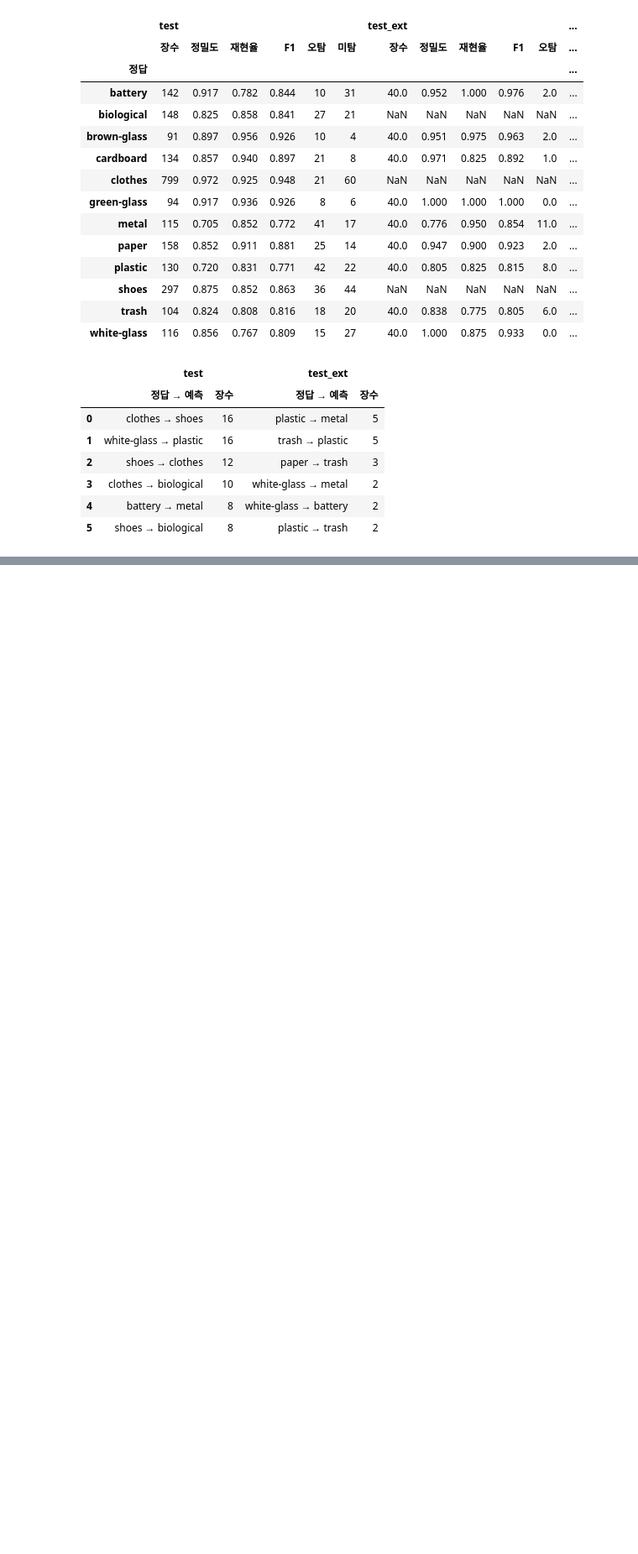
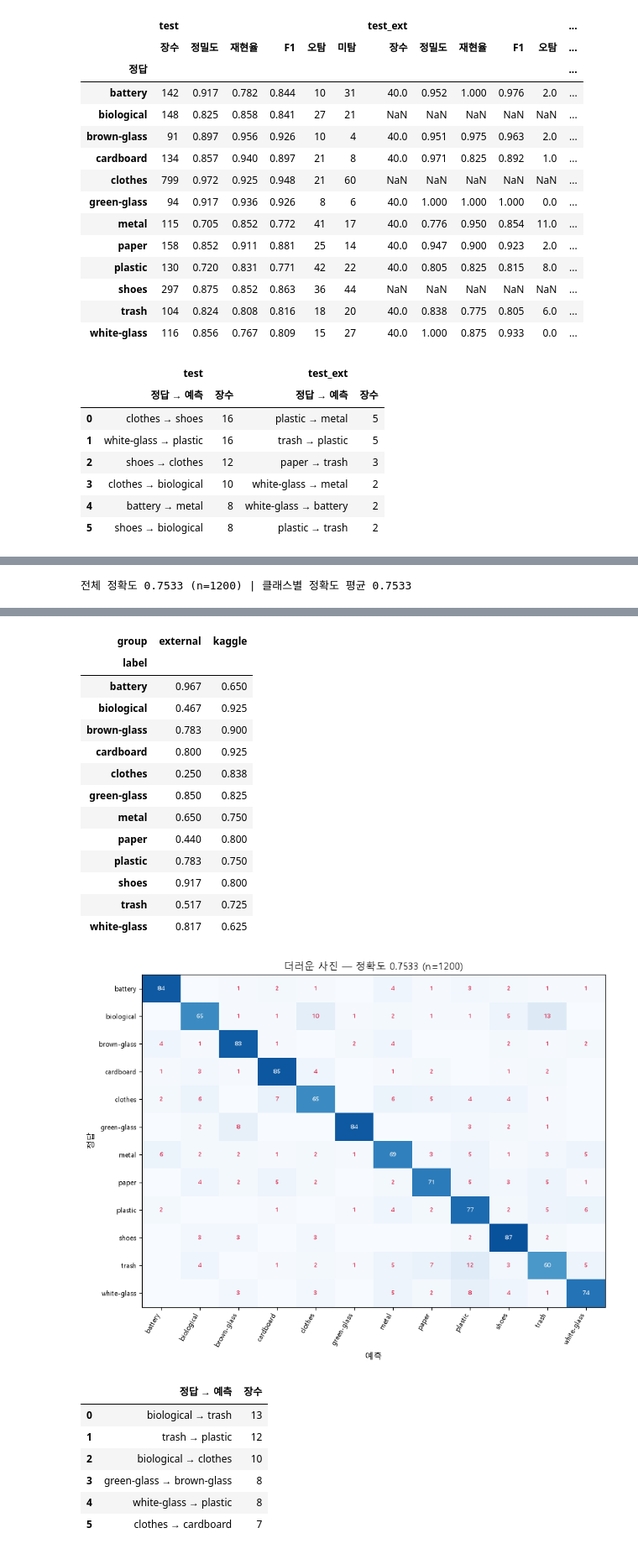
Before and after one commit to AnSeokHyeon1212/Garbage_Classification, a Jupyter notebook: 01_coding/notebooks/final_model.ipynb, the cells around one changed output, grey strips where cells are left out. Shown at 84% size. Saved outputs shown, nothing was run; the diff lists cells and outputs as text; code cells hidden in the pictures; blank space fills up the shorter version.

Commit message:
Add dirty-photo extra test (1,200 images, Kaggle 543 / external 657, half corrupted) and evaluate M8 once: 0.753
Co-Authored-By: Claude Opus 5.5 <noreply@anthropic.com>

```diff
--- a/01_coding/notebooks/final_model.ipynb
+++ b/01_coding/notebooks/final_model.ipynb
@@ -82,6 +82,7 @@ pd.set_option("display.width", 200)
 RUN_EXPERIMENTS = False  # True: 9절 2차 사다리(M1~M9)를 실행 (Colab GPU 권장, 끝난 실험은 건너뜀). False: 저장된 결과만 읽음
 STOP_BEFORE = None       # 예: "M2" → M1까지만 실행하고 멈춤 (시간 확인용)
 RUN_FINAL_TEST = False   # TEST는 사다리가 끝난 뒤 최종 모델로 1회만 (지금은 False)
+RUN_DIRTY_TEST = False   # 12-2절 더러운 사진 추가 평가도 최종 모델로 1회만
 RESUME_FROM = None       # 예: "M6" → 다른 계정에서 이어 돌릴 때. 앞 실험(M1~M5) 결과가 모두 있는지 확인한 뒤 M6부터 학습
 PREV_RUNS_FOLDER_ID = None   # 이전 계정 내 Drive의 garbage_classification_runs 폴더 공개 링크 ID (결과를 받아 옴)
 
@@ -91,7 +92,7 @@ DRIVE_NAME = "garbage_classification"
 RUNS_NAME = "garbage_classification_runs"   # 다른 계정에서 실행할 때 실험 결과를 남길 내 Drive 폴더 이름
 DATA_ZIPS = {"kaggle_garbage_classification.zip", "garbage_classification_v2.zip", "realwaste.zip",
              "aihub_recycling.zip", "val_hard_generated.zip", "split_and_results.zip",
-             "aihub_extra.zip", "extra_public.zip"}   # 뒤의 두 개: 2차에서 추가한 외부 데이터
+             "aihub_extra.zip", "extra_public.zip", "test_dirty.zip"}   # 뒤의 두 개: 2차에서 추가한 외부 데이터
 
 
 def fetch_drive_folder() -> Path:
@@ -1842,0 +1859,44 @@ else:
+# %%
+# [셀 목적] RUN_DIRTY_TEST=True면 최종 모델로 더러운 사진 1,200장을 한 번만 평가·저장(이미 있으면 중단), 이후 저장된 결과로 묶음별 정확도
+DIRTY_CSV = DATA_DIR / "test_dirty.csv"
+
+
+def dirty_test_once(model, df: pd.DataFrame, out_dir: Path, img_size: int = 128, mode: str = "squash") -> pd.DataFrame:
+    """더러운 사진 평가는 한 번만: out_dir/dirty_test_predictions.csv가 있으면 중단. 사진마다 예측을 저장한다"""
+    out_dir = Path(out_dir)
+    f = out_dir / "dirty_test_predictions.csv"
+    assert not f.exists(), "더러운 사진 평가는 이미 1회 함 — 다시 평가하지 않는다"
+    out_dir.mkdir(parents=True, exist_ok=True)
+    _, eval_tf = build_transforms(img_size, [])
+    d = cache_resized(df, CACHE_ROOT, name="test_dirty", mode=mode).reset_index(drop=True)
+    _, acc, p, y = evaluate(model.to(DEVICE).eval(), make_loader(d, eval_tf, 128, False), nn.CrossEntropyLoss())
+    out = d.drop(columns="file").assign(pred=np.array(CLASSES)[p], ok=(p == y))
+    out.to_csv(f, index=False, encoding="utf-8")
+    print(f"더러운 사진 1회 평가 완료: 정확도 {acc:.4f} (n={len(out)})")
+    return out
+
+
+if FINAL_ID is not None and RUN_DIRTY_TEST:
+    assert DIRTY_CSV.exists(), f"더러운 사진 목록이 없음: {DIRTY_CSV} (Drive의 test_dirty.zip 필요)"
+    dirty_test_once(final_model, pd.read_csv(DIRTY_CSV), FINAL_DIR, img_size=FINAL_CFG["img_size"],
+                    mode=FINAL_CFG.get("resize", "squash"))
+if (FINAL_DIR / "dirty_test_predictions.csv").exists():
+    dirty = pd.read_csv(FINAL_DIR / "dirty_test_predictions.csv")
+    acc = lambda g: g.ok.agg(정확도="mean", 장수="size").round(4)
+    print(f"전체 정확도 {dirty.ok.mean():.4f} (n={len(dirty)}) | 클래스별 정확도 평균 {dirty.groupby('label').ok.mean().mean():.4f}")
+    display(pd.concat({"원본/손상": dirty.assign(k=np.where(dirty.corruption == 'none', '원본', '손상')).groupby('k').pipe(acc),
+                       "Kaggle/외부": dirty.groupby('group').pipe(acc)}))
+    display(dirty.groupby(['group', dirty.corruption.ne('none').map({False: '원본', True: '손상'})]).pipe(acc))
+    display(dirty.groupby(['corruption', 'severity']).pipe(acc))
+    display(dirty[dirty.group == 'external'].groupby('source').pipe(acc))
+    display(dirty.pivot_table(index='label', columns='group', values='ok', aggfunc='mean').round(3))
+    cm = confusion(dirty.label.map(CLASSES.index).to_numpy(), dirty.pred.map(CLASSES.index).to_numpy())
+    fig, ax = plt.subplots(figsize=(9, 7))
+    plot_cm(ax, cm, f"더러운 사진 — 정확도 {dirty.ok.mean():.4f} (n={len(dirty)})")
+    plt.tight_layout()
+    plt.show()
+    display(top_confusions(cm))
+else:
+    print("아직 더러운 사진 평가를 하지 않음 (RUN_DIRTY_TEST=True로 한 번 실행)")
+# %% [output]
+전체 정확도 0.7533 (n=1200) | 클래스별 정확도 평균 0.7533
@@ -1843,3 +1942,25 @@ else:
+| group | external | kaggle |
+| label |  |  |
+| battery | 0.967 | 0.650 |
+| biological | 0.467 | 0.925 |
+| brown-glass | 0.783 | 0.900 |
+| cardboard | 0.800 | 0.925 |
+| clothes | 0.250 | 0.838 |
+| green-glass | 0.850 | 0.825 |
+| metal | 0.650 | 0.750 |
+| paper | 0.440 | 0.800 |
+| plastic | 0.783 | 0.750 |
+| shoes | 0.917 | 0.800 |
+| trash | 0.517 | 0.725 |
+| white-glass | 0.817 | 0.625 |
+[figure, added]
+|  | 정답 → 예측 | 장수 |
+| 0 | biological → trash | 13 |
+| 1 | trash → plastic | 12 |
+| 2 | biological → clothes | 10 |
+| 3 | green-glass → brown-glass | 8 |
+| 4 | white-glass → plastic | 8 |
+| 5 | clothes → cardboard | 7 |
 # %% [markdown]
 ## 13. 결론
 **최종 모델**: 직접 구현한 작은 ResNet(폭 48, 파라미터 약 280만 개, 사전학습 없음), 128px 입력, 정리한 혼합 데이터 27,050장, 증강(어둡게·흐림, 좌우·상하 반전, 회전), cosine 학습률, 60 epoch 중 epoch 50의 가중치 (2차 M8).
```
Also changed, not shown: parts of 3 cells of this notebook, 6 other files.
